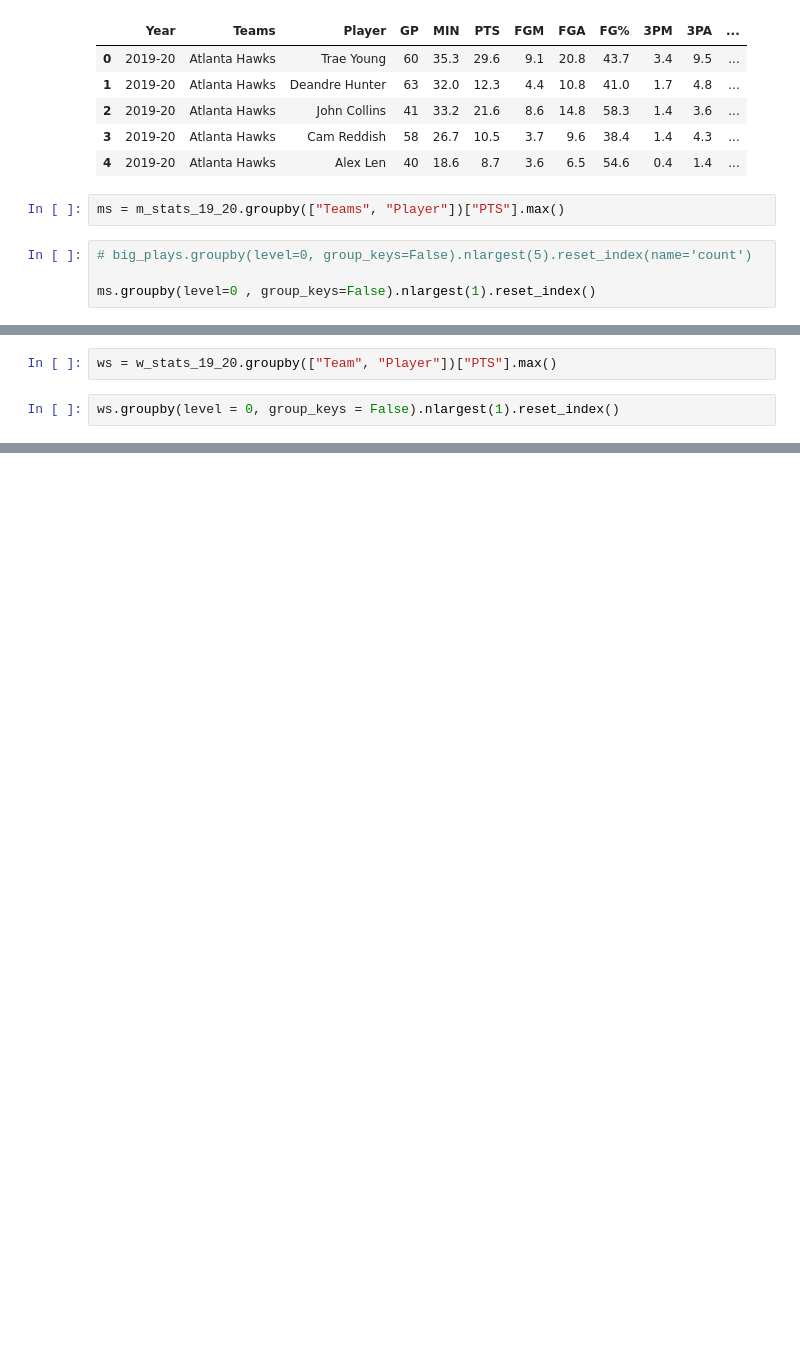
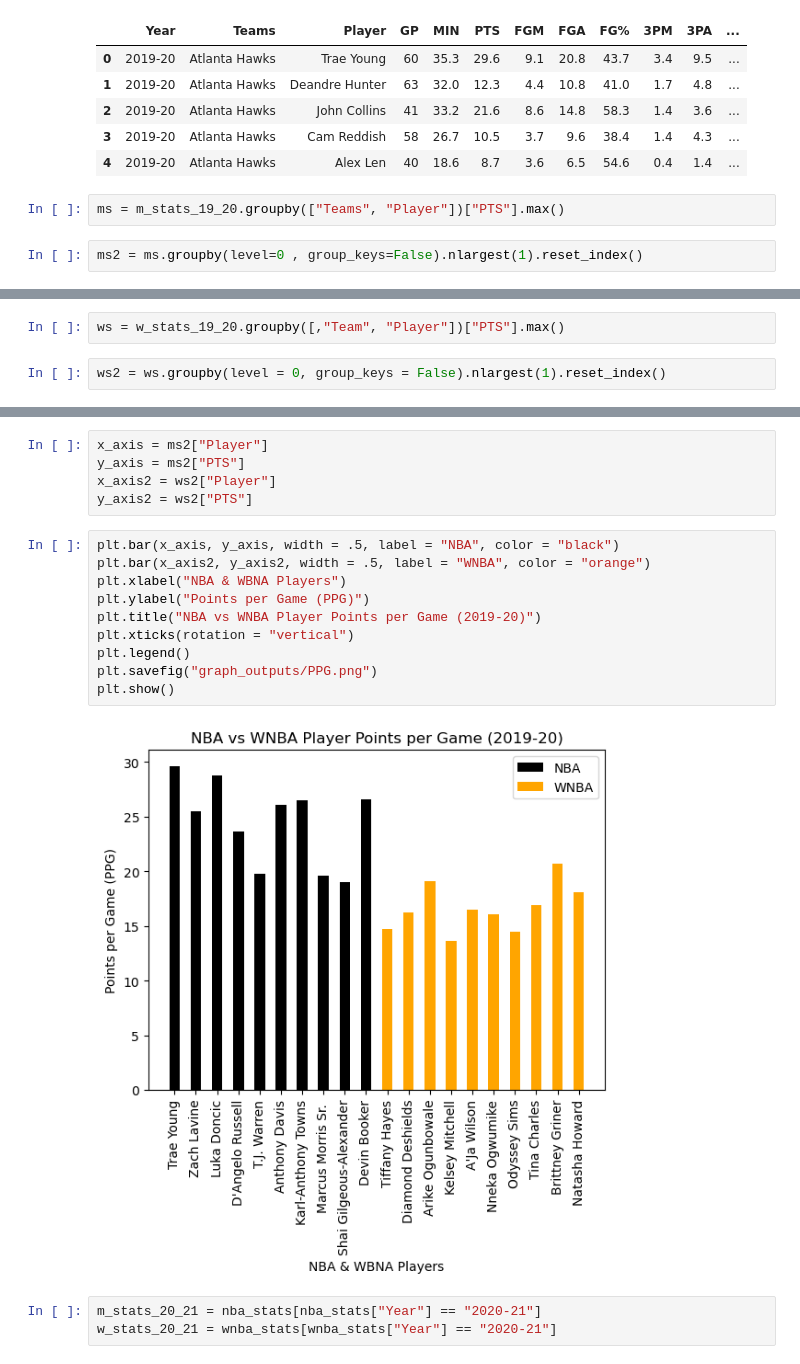
Before and after one commit to Hensonkk/NBA-VS-WNBA, a Jupyter notebook: NBA v WNBA data comparison.ipynb, the cells around one changed output, grey strips where cells are left out. Drawn from its saved outputs; the diff is of its cells as text; blank space fills up the shorter version.

```diff
--- a/NBA v WNBA data comparison.ipynb
+++ b/NBA v WNBA data comparison.ipynb
@@ -70,6 +77,4 @@ stats_19_20.head()
 # %%
 ms = m_stats_19_20.groupby(["Teams", "Player"])["PTS"].max()
 # %%
-# big_plays.groupby(level=0, group_keys=False).nlargest(5).reset_index(name='count')
-
-ms.groupby(level=0 , group_keys=False).nlargest(1).reset_index()
+ms2 = ms.groupby(level=0 , group_keys=False).nlargest(1).reset_index()
@@ -88,4 +95,4 @@ ms.groupby(level=0 , group_keys=False).nlargest(1).reset_index()
 # %%
-ws = w_stats_19_20.groupby(["Team", "Player"])["PTS"].max()
+ws = w_stats_19_20.groupby([,"Team", "Player"])["PTS"].max()
 # %%
-ws.groupby(level = 0, group_keys = False).nlargest(1).reset_index()
+ws2 = ws.groupby(level = 0, group_keys = False).nlargest(1).reset_index()
@@ -103,0 +113,20 @@ ws.groupby(level = 0, group_keys = False).nlargest(1).reset_index()
+# %%
+x_axis = ms2["Player"]
+y_axis = ms2["PTS"]
+x_axis2 = ws2["Player"]
+y_axis2 = ws2["PTS"]
+# %%
+plt.bar(x_axis, y_axis, width = .5, label = "NBA", color = "black")
+plt.bar(x_axis2, y_axis2, width = .5, label = "WNBA", color = "orange")
+plt.xlabel("NBA & WBNA Players")
+plt.ylabel("Points per Game (PPG)")
+plt.title("NBA vs WNBA Player Points per Game (2019-20)")
+plt.xticks(rotation = "vertical")
+plt.legend()
+plt.savefig("graph_outputs/PPG.png")
+plt.show()
+# %% [output]
+[figure, added]
+# %%
+m_stats_20_21 = nba_stats[nba_stats["Year"] == "2020-21"]
+w_stats_20_21 = wnba_stats[wnba_stats["Year"] == "2020-21"]
```
Also changed, not shown: parts of 26 cells of this notebook, 5 other files.
